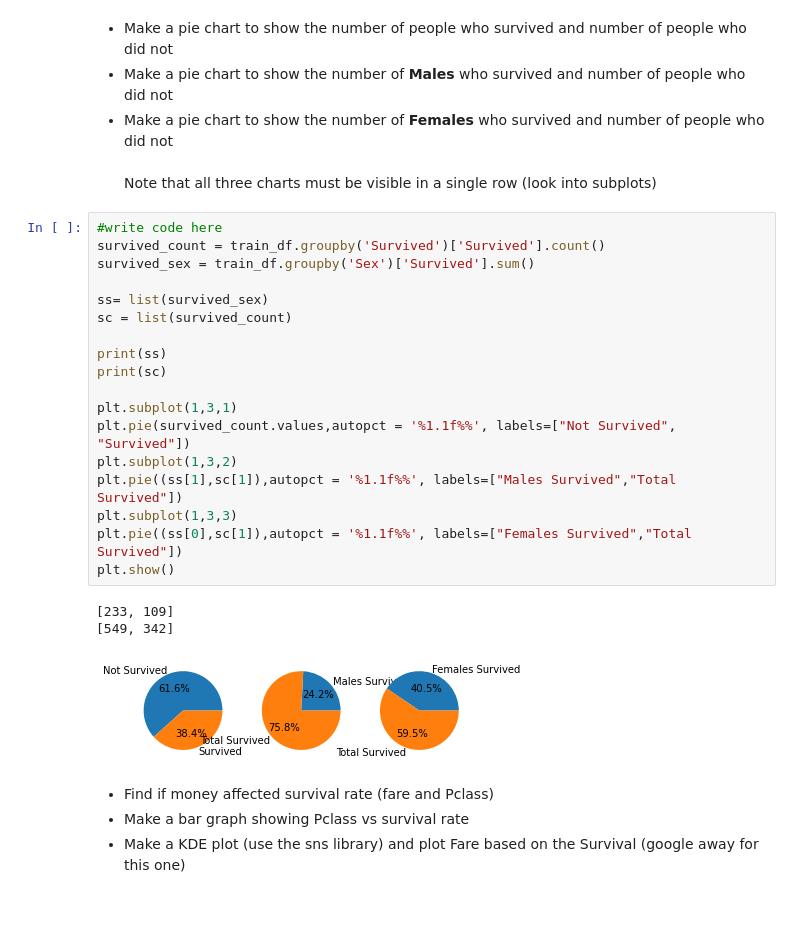
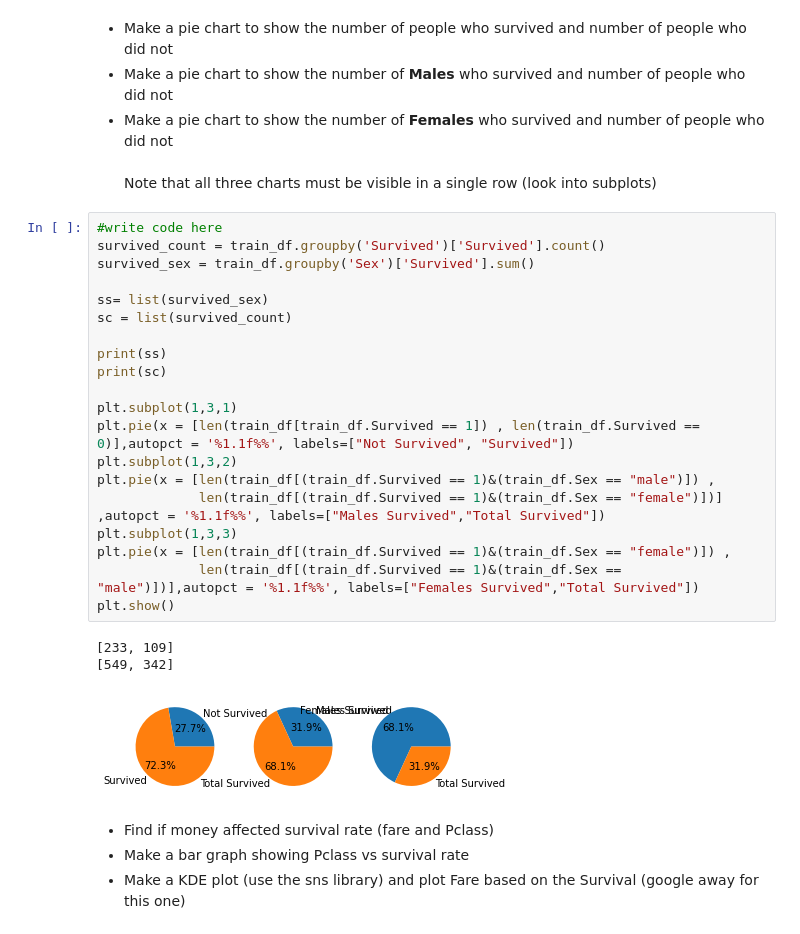
Before and after one commit to priyanshah18/Synapse-Learning-Period, a Jupyter notebook: Task1.ipynb, the cells around one changed output. Saved outputs shown, nothing was run; the diff lists cells and outputs as text.

```diff
--- a/Task1.ipynb
+++ b/Task1.ipynb
@@ -305,25 +322,27 @@ Note that all three charts must be visible in a single row (look into subplots)
 # %%
 #write code here
 survived_count = train_df.groupby('Survived')['Survived'].count()
 survived_sex = train_df.groupby('Sex')['Survived'].sum()
 
 ss= list(survived_sex)
 sc = list(survived_count)
 
 print(ss)
 print(sc)
 
 plt.subplot(1,3,1)
-plt.pie(survived_count.values,autopct = '%1.1f%%', labels=["Not Survived", "Survived"])
+plt.pie(x = [len(train_df[train_df.Survived == 1]) , len(train_df.Survived == 0)],autopct = '%1.1f%%', labels=["Not Survived", "Survived"])
 plt.subplot(1,3,2)
-plt.pie((ss[1],sc[1]),autopct = '%1.1f%%', labels=["Males Survived","Total Survived"])
+plt.pie(x = [len(train_df[(train_df.Survived == 1)&(train_df.Sex == "male")]) ,
+             len(train_df[(train_df.Survived == 1)&(train_df.Sex == "female")])] ,autopct = '%1.1f%%', labels=["Males Survived","Total Survived"])
 plt.subplot(1,3,3)
-plt.pie((ss[0],sc[1]),autopct = '%1.1f%%', labels=["Females Survived","Total Survived"])
+plt.pie(x = [len(train_df[(train_df.Survived == 1)&(train_df.Sex == "female")]) ,
+             len(train_df[(train_df.Survived == 1)&(train_df.Sex == "male")])],autopct = '%1.1f%%', labels=["Females Survived","Total Survived"])
 plt.show()
 # %% [output]
 [233, 109]
 [549, 342]
-[figure, old version]
+[figure, new version]
 # %% [markdown]
 - Find if money affected survival rate (fare and Pclass)
  - Make a bar graph showing Pclass vs survival rate
```
Also changed, not shown: parts of 13 cells of this notebook.
